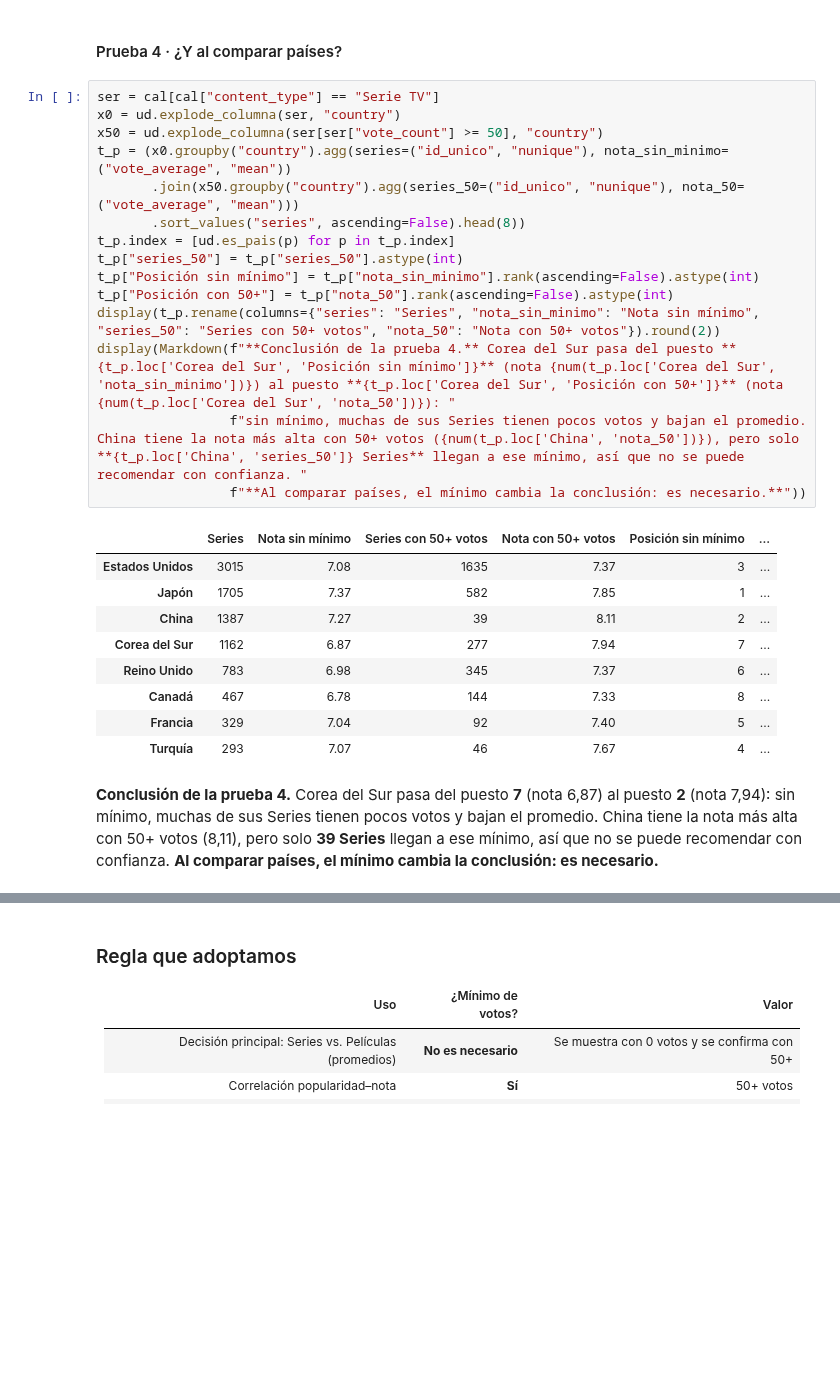
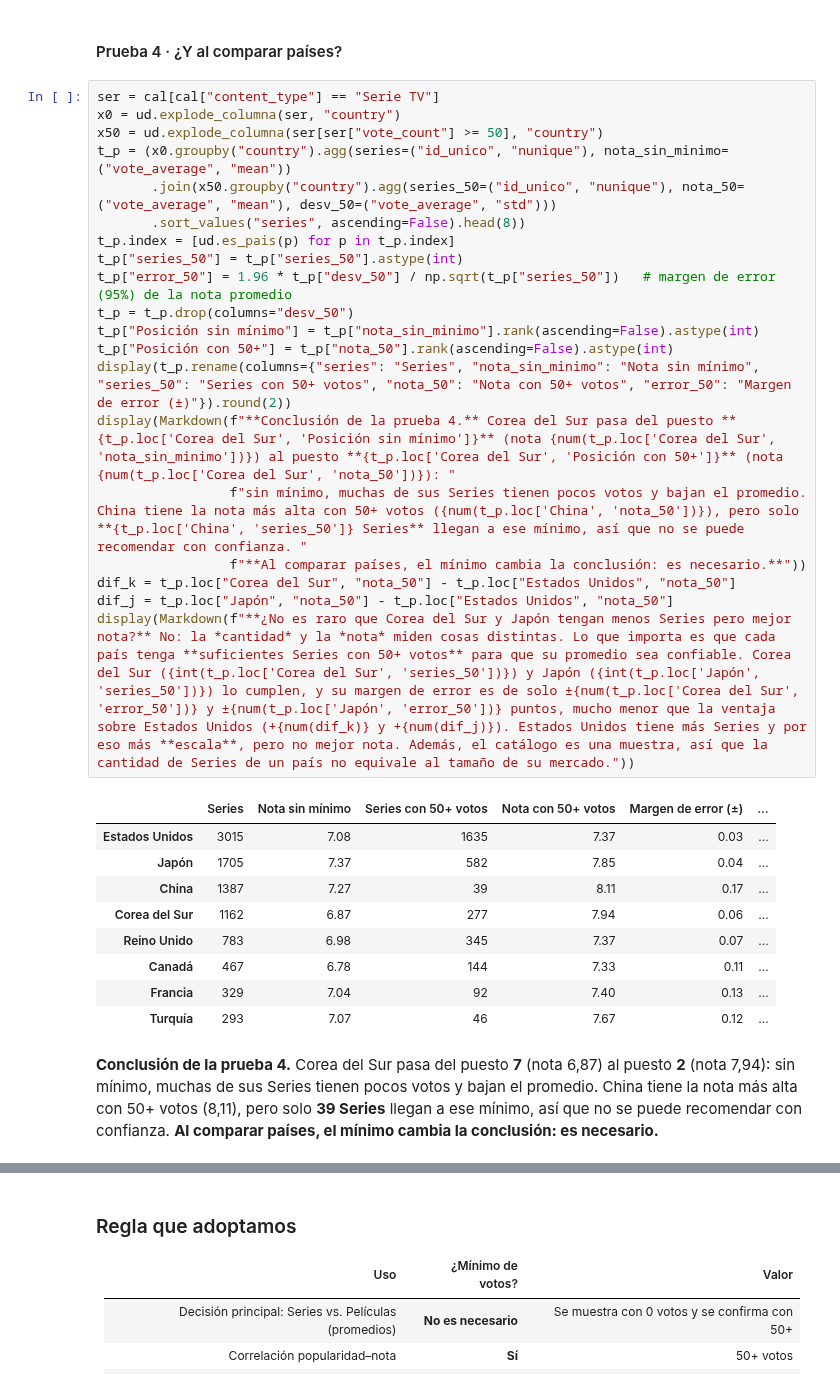
Before and after one commit to belensita707/streamview-dashboard, a Jupyter notebook: notebooks/StreamView_Notebook_Analisis.ipynb, the cells around one changed output, grey strips where cells are left out. Cells and saved outputs as stored; diff of their text form; blank space fills up the shorter version.

```diff
--- a/notebooks/StreamView_Notebook_Analisis.ipynb
+++ b/notebooks/StreamView_Notebook_Analisis.ipynb
@@ -1862,26 +1941,31 @@ Mejores notas CON mínimo de 100 votos:
 # %%
 ser = cal[cal["content_type"] == "Serie TV"]
 x0 = ud.explode_columna(ser, "country")
 x50 = ud.explode_columna(ser[ser["vote_count"] >= 50], "country")
 t_p = (x0.groupby("country").agg(series=("id_unico", "nunique"), nota_sin_minimo=("vote_average", "mean"))
-       .join(x50.groupby("country").agg(series_50=("id_unico", "nunique"), nota_50=("vote_average", "mean")))
+       .join(x50.groupby("country").agg(series_50=("id_unico", "nunique"), nota_50=("vote_average", "mean"), desv_50=("vote_average", "std")))
        .sort_values("series", ascending=False).head(8))
 t_p.index = [ud.es_pais(p) for p in t_p.index]
 t_p["series_50"] = t_p["series_50"].astype(int)
+t_p["error_50"] = 1.96 * t_p["desv_50"] / np.sqrt(t_p["series_50"])   # margen de error (95%) de la nota promedio
+t_p = t_p.drop(columns="desv_50")
 t_p["Posición sin mínimo"] = t_p["nota_sin_minimo"].rank(ascending=False).astype(int)
 t_p["Posición con 50+"] = t_p["nota_50"].rank(ascending=False).astype(int)
-display(t_p.rename(columns={"series": "Series", "nota_sin_minimo": "Nota sin mínimo", "series_50": "Series con 50+ votos", "nota_50": "Nota con 50+ votos"}).round(2))
+display(t_p.rename(columns={"series": "Series", "nota_sin_minimo": "Nota sin mínimo", "series_50": "Series con 50+ votos", "nota_50": "Nota con 50+ votos", "error_50": "Margen de error (±)"}).round(2))
 display(Markdown(f"**Conclusión de la prueba 4.** Corea del Sur pasa del puesto **{t_p.loc['Corea del Sur', 'Posición sin mínimo']}** (nota {num(t_p.loc['Corea del Sur', 'nota_sin_minimo'])}) al puesto **{t_p.loc['Corea del Sur', 'Posición con 50+']}** (nota {num(t_p.loc['Corea del Sur', 'nota_50'])}): "
                  f"sin mínimo, muchas de sus Series tienen pocos votos y bajan el promedio. China tiene la nota más alta con 50+ votos ({num(t_p.loc['China', 'nota_50'])}), pero solo **{t_p.loc['China', 'series_50']} Series** llegan a ese mínimo, así que no se puede recomendar con confianza. "
                  f"**Al comparar países, el mínimo cambia la conclusión: es necesario.**"))
+dif_k = t_p.loc["Corea del Sur", "nota_50"] - t_p.loc["Estados Unidos", "nota_50"]
+dif_j = t_p.loc["Japón", "nota_50"] - t_p.loc["Estados Unidos", "nota_50"]
+display(Markdown(f"**¿No es raro que Corea del Sur y Japón tengan menos Series pero mejor nota?** No: la *cantidad* y la *nota* miden cosas distintas. Lo que importa es que cada país tenga **suficientes Series con 50+ votos** para que su promedio sea confiable. Corea del Sur ({int(t_p.loc['Corea del Sur', 'series_50'])}) y Japón ({int(t_p.loc['Japón', 'series_50'])}) lo cumplen, y su margen de error es de solo ±{num(t_p.loc['Corea del Sur', 'error_50'])} y ±{num(t_p.loc['Japón', 'error_50'])} puntos, mucho menor que la ventaja sobre Estados Unidos (+{num(dif_k)} y +{num(dif_j)}). Estados Unidos tiene más Series y por eso más **escala**, pero no mejor nota. Además, el catálogo es una muestra, así que la cantidad de Series de un país no equivale al tamaño de su mercado."))
 # %% [output]
-|  | Series | Nota sin mínimo | Series con 50+ votos | Nota con 50+ votos | Posición sin mínimo | ... |
-| Estados Unidos | 3015 | 7.08 | 1635 | 7.37 | 3 | ... |
-| Japón | 1705 | 7.37 | 582 | 7.85 | 1 | ... |
-| China | 1387 | 7.27 | 39 | 8.11 | 2 | ... |
-| Corea del Sur | 1162 | 6.87 | 277 | 7.94 | 7 | ... |
-| Reino Unido | 783 | 6.98 | 345 | 7.37 | 6 | ... |
-| Canadá | 467 | 6.78 | 144 | 7.33 | 8 | ... |
-| Francia | 329 | 7.04 | 92 | 7.40 | 5 | ... |
-| Turquía | 293 | 7.07 | 46 | 7.67 | 4 | ... |
+|  | Series | Nota sin mínimo | Series con 50+ votos | Nota con 50+ votos | Margen de error (±) | ... |
+| Estados Unidos | 3015 | 7.08 | 1635 | 7.37 | 0.03 | ... |
+| Japón | 1705 | 7.37 | 582 | 7.85 | 0.04 | ... |
+| China | 1387 | 7.27 | 39 | 8.11 | 0.17 | ... |
+| Corea del Sur | 1162 | 6.87 | 277 | 7.94 | 0.06 | ... |
+| Reino Unido | 783 | 6.98 | 345 | 7.37 | 0.07 | ... |
+| Canadá | 467 | 6.78 | 144 | 7.33 | 0.11 | ... |
+| Francia | 329 | 7.04 | 92 | 7.40 | 0.13 | ... |
+| Turquía | 293 | 7.07 | 46 | 7.67 | 0.12 | ... |
 **Conclusión de la prueba 4.** Corea del Sur pasa del puesto **7** (nota 6,87) al puesto **2** (nota 7,94): sin mínimo, muchas de sus Series tienen pocos votos y bajan el promedio. China tiene la nota más alta con 50+ votos (8,11), pero solo **39 Series** llegan a ese mínimo, así que no se puede recomendar con confianza. **Al comparar países, el mínimo cambia la conclusión: es necesario.**
```
Also changed, not shown: parts of 7 cells of this notebook.
